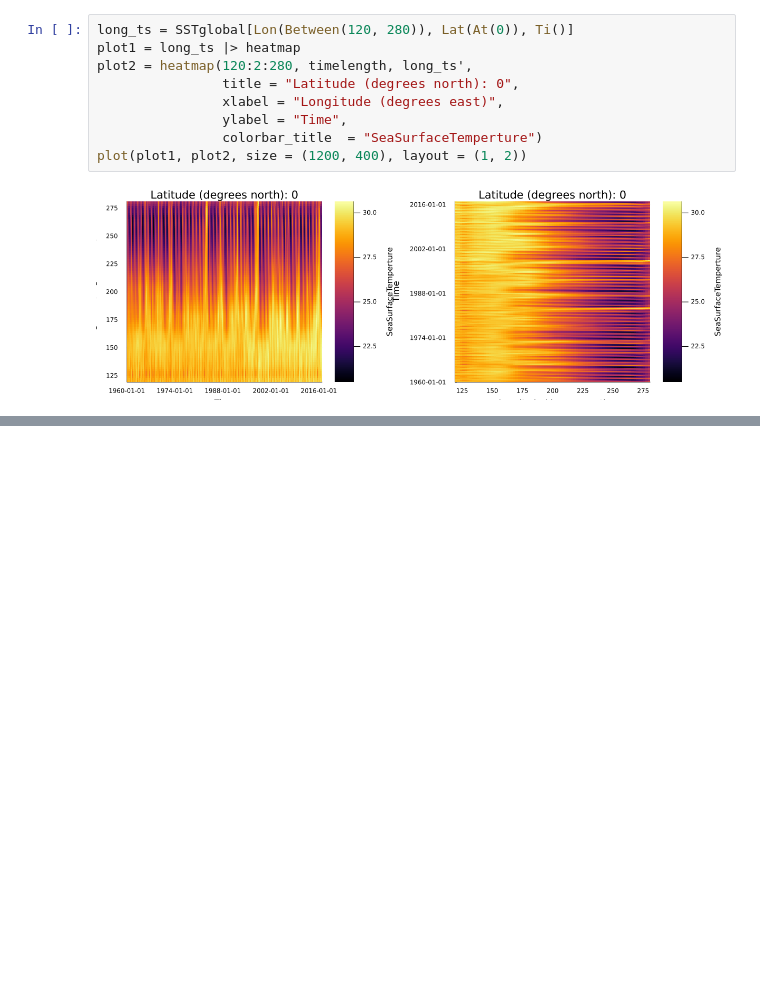
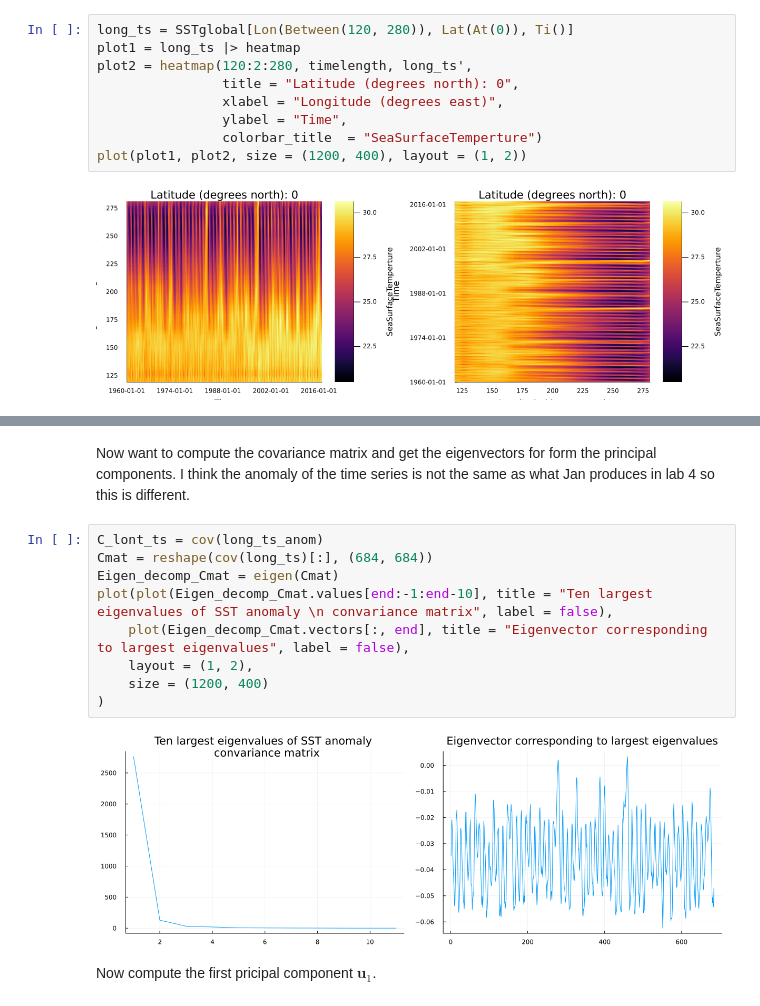
Before and after one commit to jbisits/MATH5271, a Jupyter notebook: Task 2/Task2.ipynb, the cells around one changed output, grey strips where cells are left out. Saved outputs shown, nothing was run; the diff lists cells and outputs as text; blank space fills up the shorter version.

```diff
--- a/Task 2/Task2.ipynb
+++ b/Task 2/Task2.ipynb
@@ -121,0 +147,16 @@ long_ts_mean = mean(tong_ts, dims = Ti)
+# %% [markdown]
+Now want to compute the covariance matrix and get the eigenvectors for form the principal components.
+I think the anomaly of the time series is not the same as what Jan produces in lab 4 so this is different.
+# %%
+C_lont_ts = cov(long_ts_anom)
+Cmat = reshape(cov(long_ts)[:], (684, 684))
+Eigen_decomp_Cmat = eigen(Cmat)
+plot(plot(Eigen_decomp_Cmat.values[end:-1:end-10], title = "Ten largest eigenvalues of SST anomaly \n convariance matrix", label = false),
+    plot(Eigen_decomp_Cmat.vectors[:, end], title = "Eigenvector corresponding to largest eigenvalues", label = false),
+    layout = (1, 2),
+    size = (1200, 400)
+)
+# %% [output]
+[figure, added]
+# %% [markdown]
+Now compute the first pricipal component $\mathbf{u}_{1}$.
```
Also changed, not shown: parts of 6 cells of this notebook.
